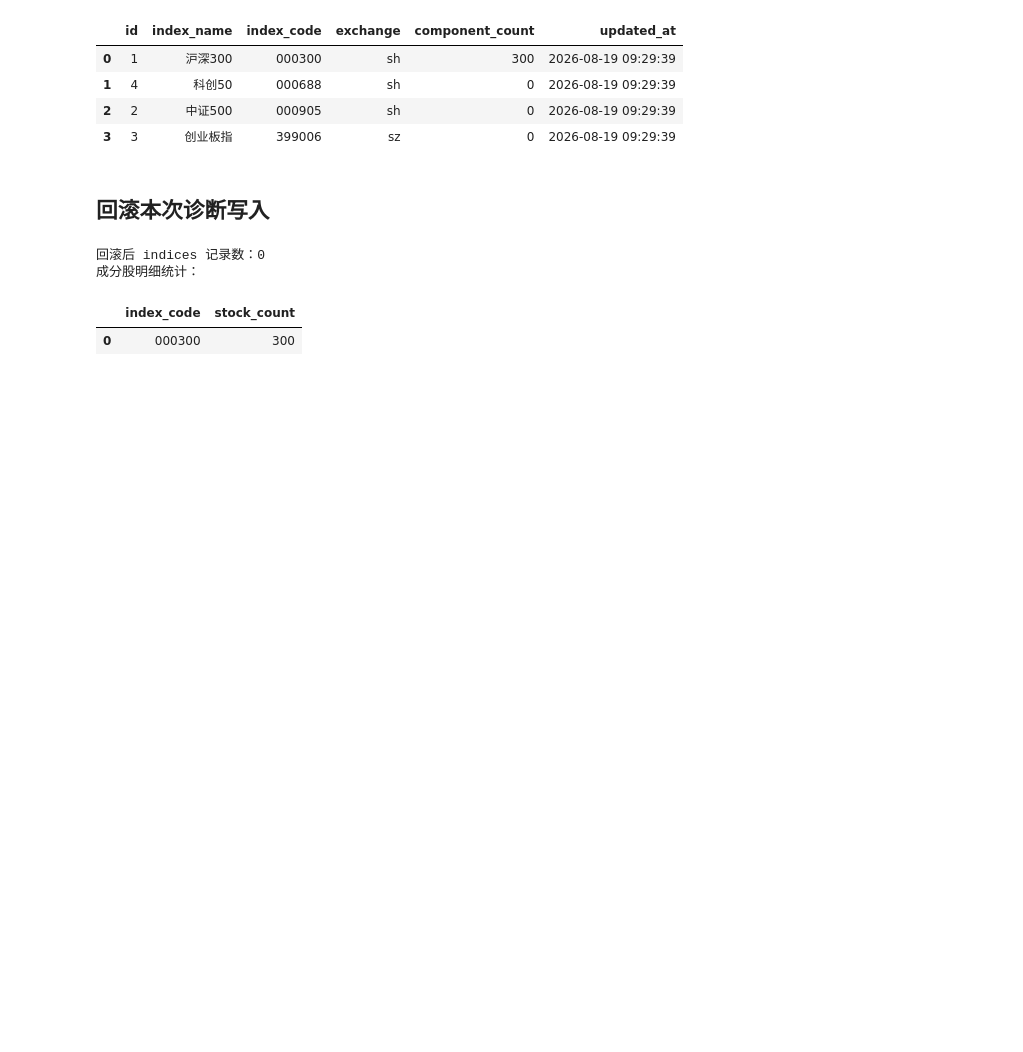
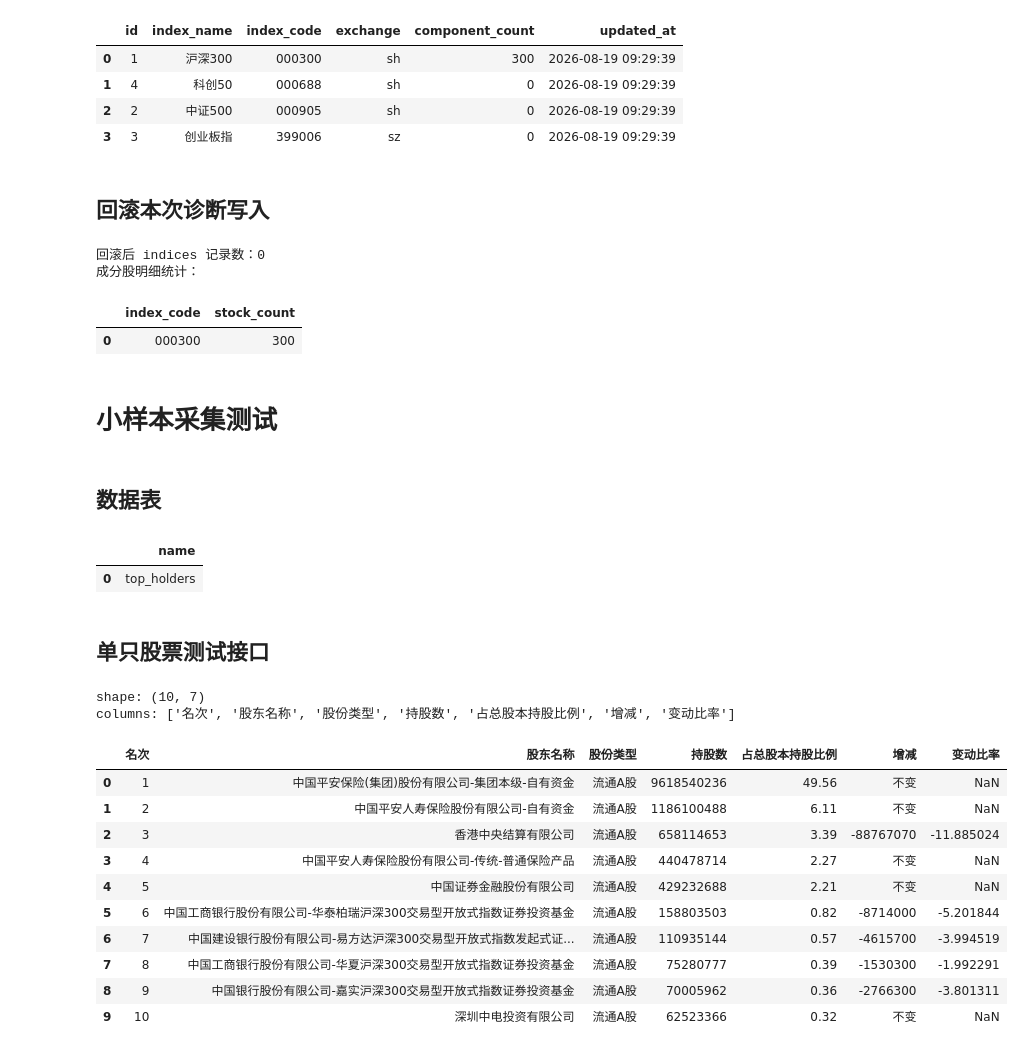
Before and after one commit to tcfh2016/institutional-holding-tracker, a Jupyter notebook: funcs-check.ipynb, the cells around one changed output. Cells and saved outputs as stored; diff of their text form; code cells hidden in the pictures; blank space fills up the shorter version.

```diff
--- a/funcs-check.ipynb
+++ b/funcs-check.ipynb
@@ -203,3 +210,45 @@ remaining_components
 成分股明细统计：
 |  | index_code | stock_count |
 | 0 | 000300 | 300 |
+# %% [markdown]
+# 小样本采集测试
+# %% [markdown]
+## 数据表
+# %%
+table_check = pd.read_sql_query(
+    """
+    SELECT name
+    FROM sqlite_master
+    WHERE type = 'table' AND name = 'top_holders'
+    """,
+    connection,
+)
+
+table_check
+# %% [output]
+|  | name |
+| 0 | top_holders |
+# %% [markdown]
+## 单只股票测试接口
+# %%
+from ingestion.top_holders import fetch_top_holders_em
+
+df = fetch_top_holders_em("000001", "20250331", tRUE)
+
+print("shape:", df.shape)
+print("columns:", list(df.columns))
+display(df.head(10))
+# %% [output]
+shape: (10, 7)
+columns: ['名次', '股东名称', '股份类型', '持股数', '占总股本持股比例', '增减', '变动比率']
+|  | 名次 | 股东名称 | 股份类型 | 持股数 | 占总股本持股比例 | 增减 | 变动比率 |
+| 0 | 1 | 中国平安保险(集团)股份有限公司-集团本级-自有资金 | 流通A股 | 9618540236 | 49.56 | 不变 | NaN |
+| 1 | 2 | 中国平安人寿保险股份有限公司-自有资金 | 流通A股 | 1186100488 | 6.11 | 不变 | NaN |
+| 2 | 3 | 香港中央结算有限公司 | 流通A股 | 658114653 | 3.39 | -88767070 | -11.885024 |
+| 3 | 4 | 中国平安人寿保险股份有限公司-传统-普通保险产品 | 流通A股 | 440478714 | 2.27 | 不变 | NaN |
+| 4 | 5 | 中国证券金融股份有限公司 | 流通A股 | 429232688 | 2.21 | 不变 | NaN |
+| 5 | 6 | 中国工商银行股份有限公司-华泰柏瑞沪深300交易型开放式指数证券投资基金 | 流通A股 | 158803503 | 0.82 | -8714000 | -5.201844 |
+| 6 | 7 | 中国建设银行股份有限公司-易方达沪深300交易型开放式指数发起式证... | 流通A股 | 110935144 | 0.57 | -4615700 | -3.994519 |
+| 7 | 8 | 中国工商银行股份有限公司-华夏沪深300交易型开放式指数证券投资基金 | 流通A股 | 75280777 | 0.39 | -1530300 | -1.992291 |
+| 8 | 9 | 中国银行股份有限公司-嘉实沪深300交易型开放式指数证券投资基金 | 流通A股 | 70005962 | 0.36 | -2766300 | -3.801311 |
+| 9 | 10 | 深圳中电投资有限公司 | 流通A股 | 62523366 | 0.32 | 不变 | NaN |
```
Also changed, not shown: parts of 4 cells of this notebook, 2 other files.
